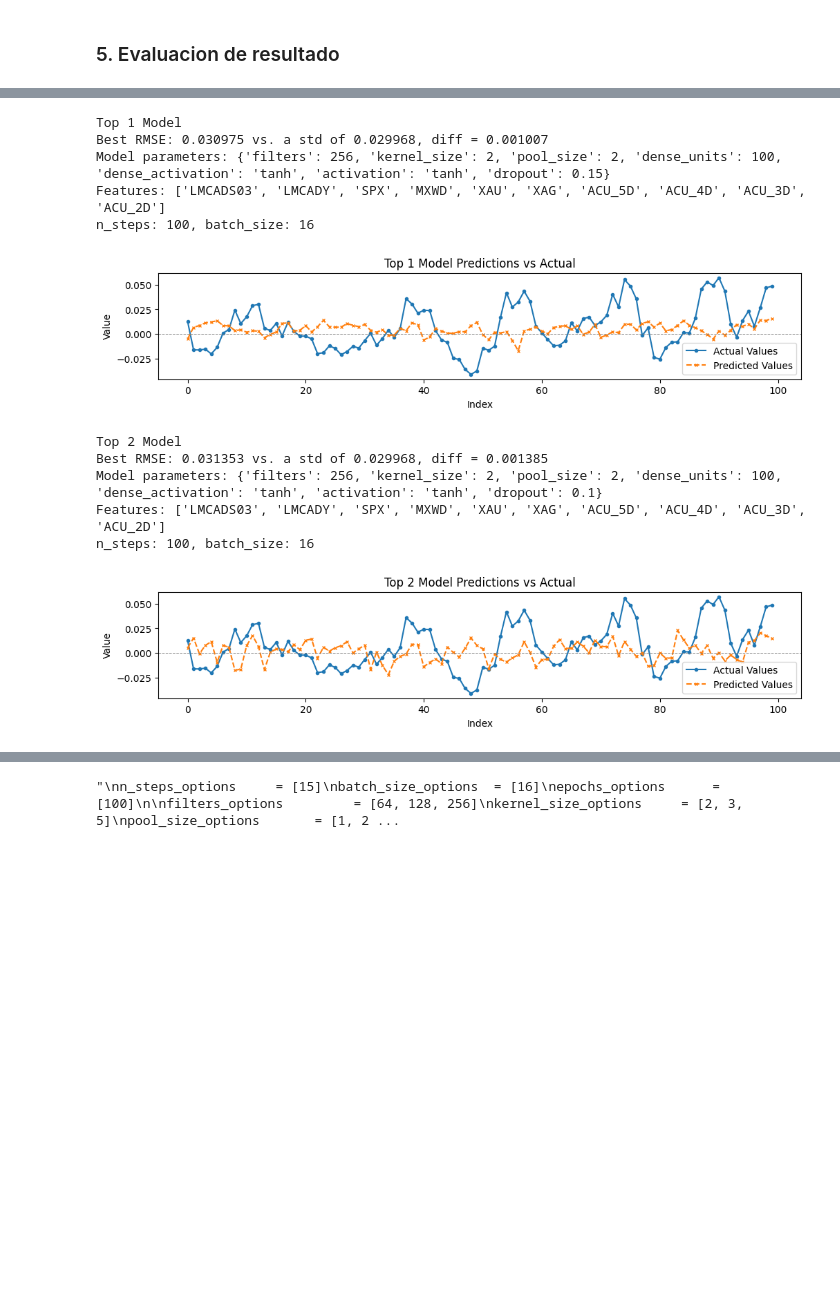
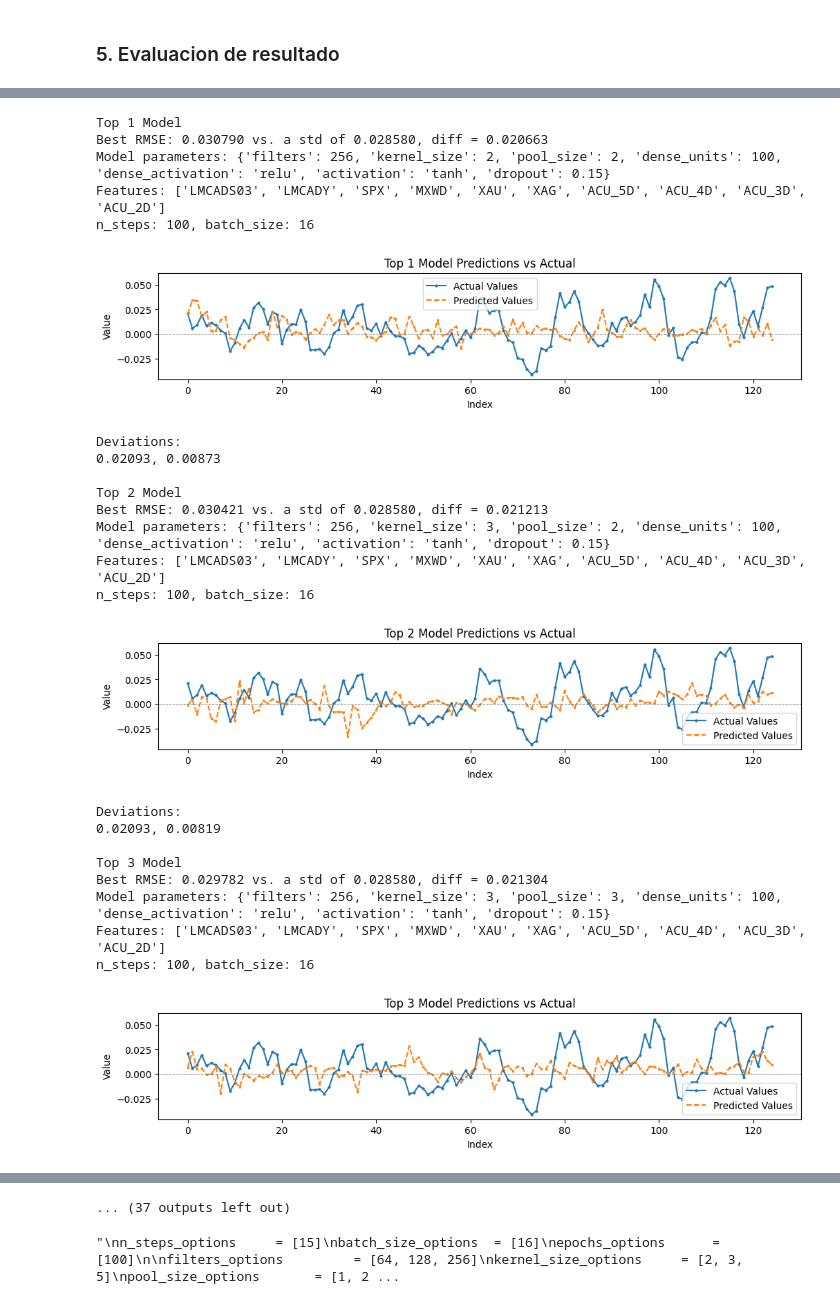
Before and after one commit to f8ac/entrenamiento, a Jupyter notebook: cnn_v5.ipynb, the cells around one changed output, grey strips where cells are left out. Cells and saved outputs as stored; diff of their text form; code cells hidden in the pictures; blank space fills up the shorter version.

```diff
--- a/cnn_v5.ipynb
+++ b/cnn_v5.ipynb
@@ -64,7 +79,7 @@ def prepare_data(df, target_column, n_steps, feature_list):
     features_scaled = scaler.fit_transform(features)
 
     X, y = create_sequences(features_scaled, target, n_steps)
-    X_train, X_test, y_train, y_test = train_test_split(X, y, test_size=0.15, shuffle=False)
+    X_train, X_test, y_train, y_test = train_test_split(X, y, test_size=0.1, shuffle=False)
     return X_train, X_test, y_train, y_test
 # %%
 # df = load_data("./input/copper_log_returns_5d_final.csv")
@@ -157,7 +172,7 @@ def plot_history(history):
             plt.grid(True)
             plt.show()
 # %%
-def plot_predictions(y_true, y_pred, n, title="Prediction vs Actual Data", markersize=3):
+def plot_predictions(y_true, y_pred, n, title="Prediction vs Actual Data", markersize=2):
     n = min(n, len(y_true), len(y_pred))
 
     y_true = y_true[-n:]
@@ -174,6 +189,9 @@ def plot_predictions(y_true, y_pred, n, title="Prediction vs Actual Data", marke
     plt.ylabel('Value')
     plt.legend()
     plt.show()
+
+    print("Deviations:")
+    print("{:.5f}, {:.5f}".format(y_true.std(), y_pred.std()))
 # %%
 # df = load_data("./input/copper_log_returns_5d_final.csv")
 # n_steps = 25
@@ -189,14 +207,12 @@ batch_size_options  = [16]
 epochs_options      = [100]
 
 filters_options             = [256]
-kernel_size_options         = [2]
-pool_size_options           = [2]
+kernel_size_options         = [2,3]
+pool_size_options           = [2,3,4]
 dense_units_options         = [100]
-dense_activation_options    = ['tanh']
-# dense_activation_options = ['tanh']
-activation_options          = ['tanh']
-# activation_options      = ['tanh']
-dropout_options             = [0.1,0.15]
+dense_activation_options    = ['tanh','relu']
+activation_options          = ['tanh','relu']
+dropout_options             = [0.15]
 
 # variable_options = ['LMCADS03','LMCADY','SPX','MXWD','XAU','XAG','ACU_5D','ACU_4D','ACU_3D','ACU_2D']
 # modified_lists = [variable_options[:i] + variable_options[i+1:] for i in range(len(variable_options))]
@@ -243,14 +259,16 @@ def run_model_iterations():
                 'activation': activation,
                 'dropout': dropout
             }
+            print("Model input shape:", X_train.shape[1:])
             model = build_model(X_train.shape[1:], model_params)
-            history = train_model(model, X_train, y_train, epochs=epochs, batch_size=batch_size, verbose=1)
+            history = train_model(model, X_train, y_train, epochs=epochs, batch_size=batch_size, verbose=0)
 
             y_pred = model.predict(X_test)
             rmse_ob = sqrt(mean_squared_error(y_test, y_pred))
             std_dev = y_test.std()
+            prd_std_dev = y_pred.std()
 
-            difference = rmse_ob - std_dev
+            difference = rmse_ob - std_dev + abs(prd_std_dev - std_dev)
             result = {
                 'difference': difference,
                 'rmse': rmse_ob,
@@ -318,32 +411,44 @@ Results: RMSE=0.030975, Std Dev=0.029968, Difference=0.001007
 # %%
 for i, result in enumerate(top_3_results, 1):
     rmse            = result['rmse']
     model_params    = result['params']
     history         = result['history']
     batch_size      = result['batch_size']
     n_steps         = result['n_steps']
     y_test          = result['actuals']
     y_pred          = result['predictions']
     feature_list    = result['feature_list']
     diff = result['difference']
 
     print(f"\nTop {i} Model")
     print(f"Best RMSE: {rmse:.6f} vs. a std of {y_test.std():.6f}, diff = {diff:.6f}")
     print(f"Model parameters: {model_params}")
     print(f"Features: {feature_list}")
     print(f"n_steps: {n_steps}, batch_size: {batch_size}")
 
-    plot_predictions(y_test, y_pred, 100, title=f"Top {i} Model Predictions vs Actual")
+    plot_predictions(y_test, y_pred, 125, title=f"Top {i} Model Predictions vs Actual")
 # %% [output]
 Top 1 Model
-Best RMSE: 0.030975 vs. a std of 0.029968, diff = 0.001007
-Model parameters: {'filters': 256, 'kernel_size': 2, 'pool_size': 2, 'dense_units': 100, 'dense_activation': 'tanh', 'activation': 'tanh', 'dropout': 0.15}
+Best RMSE: 0.030790 vs. a std of 0.028580, diff = 0.020663
+Model parameters: {'filters': 256, 'kernel_size': 2, 'pool_size': 2, 'dense_units': 100, 'dense_activation': 'relu', 'activation': 'tanh', 'dropout': 0.15}
 Features: ['LMCADS03', 'LMCADY', 'SPX', 'MXWD', 'XAU', 'XAG', 'ACU_5D', 'ACU_4D', 'ACU_3D', 'ACU_2D']
 n_steps: 100, batch_size: 16
-[figure, old version]
+[figure, new version]
+Deviations:
+0.02093, 0.00873
+
 Top 2 Model
-Best RMSE: 0.031353 vs. a std of 0.029968, diff = 0.001385
-Model parameters: {'filters': 256, 'kernel_size': 2, 'pool_size': 2, 'dense_units': 100, 'dense_activation': 'tanh', 'activation': 'tanh', 'dropout': 0.1}
+Best RMSE: 0.030421 vs. a std of 0.028580, diff = 0.021213
+Model parameters: {'filters': 256, 'kernel_size': 3, 'pool_size': 2, 'dense_units': 100, 'dense_activation': 'relu', 'activation': 'tanh', 'dropout': 0.15}
 Features: ['LMCADS03', 'LMCADY', 'SPX', 'MXWD', 'XAU', 'XAG', 'ACU_5D', 'ACU_4D', 'ACU_3D', 'ACU_2D']
 n_steps: 100, batch_size: 16
-[figure, old version]
+[figure, new version]
+Deviations:
+0.02093, 0.00819
+
+Top 3 Model
+Best RMSE: 0.029782 vs. a std of 0.028580, diff = 0.021304
+Model parameters: {'filters': 256, 'kernel_size': 3, 'pool_size': 3, 'dense_units': 100, 'dense_activation': 'relu', 'activation': 'tanh', 'dropout': 0.15}
+Features: ['LMCADS03', 'LMCADY', 'SPX', 'MXWD', 'XAU', 'XAG', 'ACU_5D', 'ACU_4D', 'ACU_3D', 'ACU_2D']
+n_steps: 100, batch_size: 16
+[figure, added]
@@ -350,3 +482,4 @@ n_steps: 100, batch_size: 16
+... (37 outputs left out)
 # %%
 """
 n_steps_options     = [15]
```
Also changed, not shown: parts of 4 cells of this notebook.
